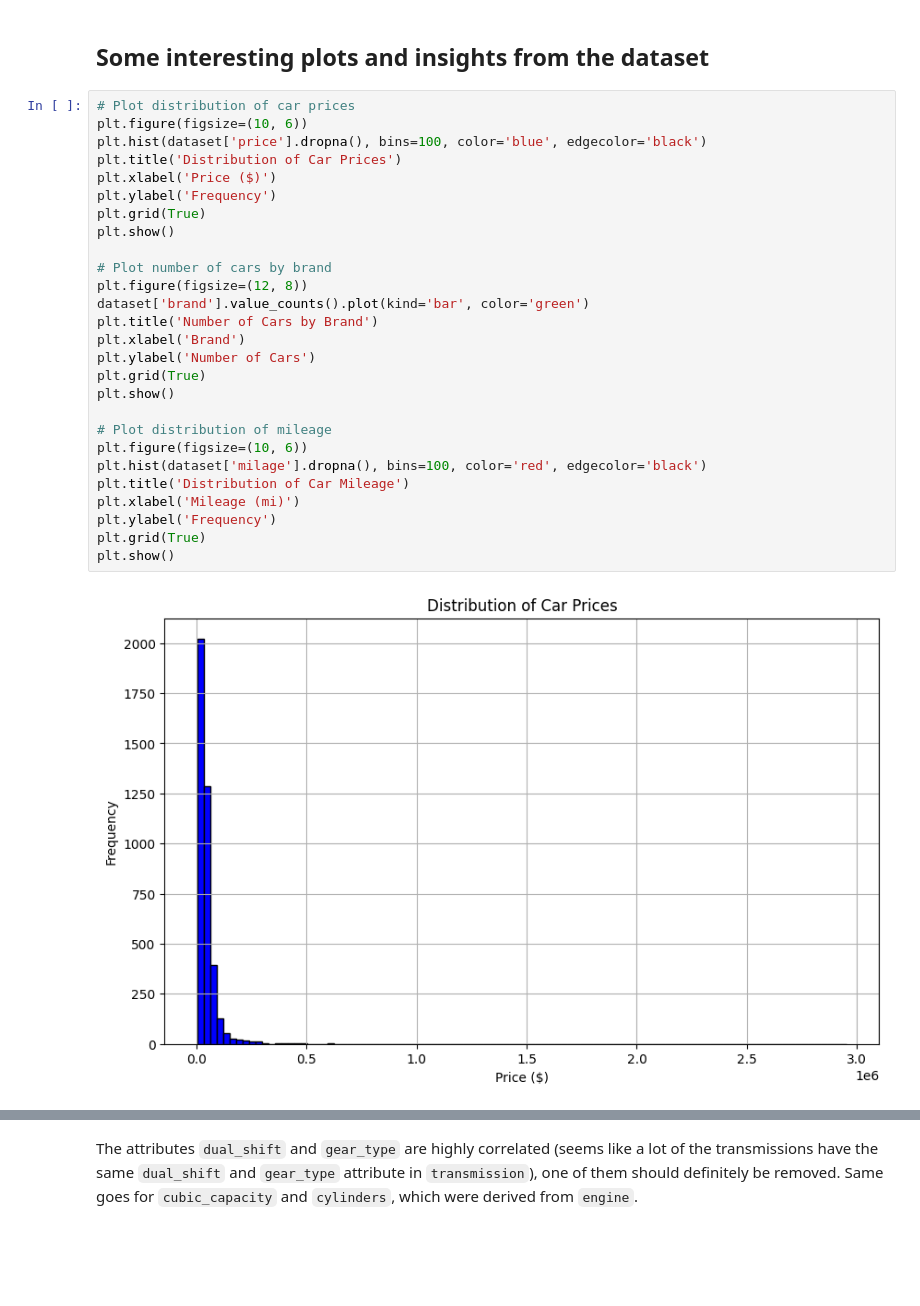
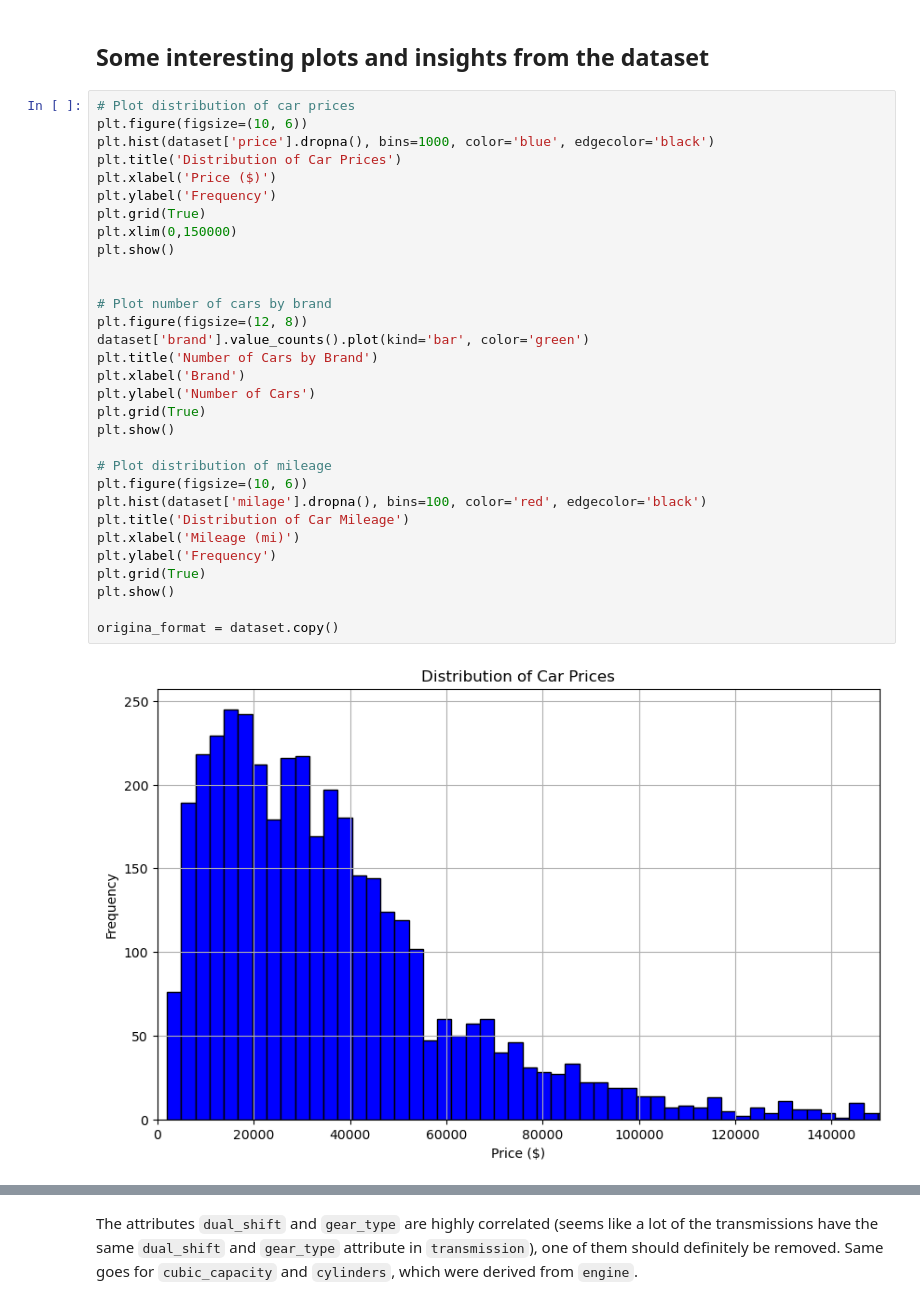
Before and after one commit to Frecherenkel60/RandomForestRangers, a Jupyter notebook: DataMining_RandomForestRangers.ipynb, the cells around one changed output, grey strips where cells are left out. Drawn from its saved outputs; the diff is of its cells as text; blank space fills up the shorter version.

Commit message:
First EDA plots

```diff
--- a/DataMining_RandomForestRangers.ipynb
+++ b/DataMining_RandomForestRangers.ipynb
@@ -185,30 +170,34 @@ dtype: int64
 # %%
 # Plot distribution of car prices
 plt.figure(figsize=(10, 6))
-plt.hist(dataset['price'].dropna(), bins=100, color='blue', edgecolor='black')
+plt.hist(dataset['price'].dropna(), bins=1000, color='blue', edgecolor='black')
 plt.title('Distribution of Car Prices')
 plt.xlabel('Price ($)')
 plt.ylabel('Frequency')
 plt.grid(True)
+plt.xlim(0,150000)
 plt.show()
+
 
 # Plot number of cars by brand
 plt.figure(figsize=(12, 8))
 dataset['brand'].value_counts().plot(kind='bar', color='green')
 plt.title('Number of Cars by Brand')
 plt.xlabel('Brand')
 plt.ylabel('Number of Cars')
 plt.grid(True)
 plt.show()
 
 # Plot distribution of mileage
 plt.figure(figsize=(10, 6))
 plt.hist(dataset['milage'].dropna(), bins=100, color='red', edgecolor='black')
 plt.title('Distribution of Car Mileage')
 plt.xlabel('Mileage (mi)')
 plt.ylabel('Frequency')
 plt.grid(True)
 plt.show()
+
+origina_format = dataset.copy()
 # %% [output]
-[figure, old version]
+[figure, new version]
 [figure]
```
Also changed, not shown: parts of 32 cells of this notebook.
